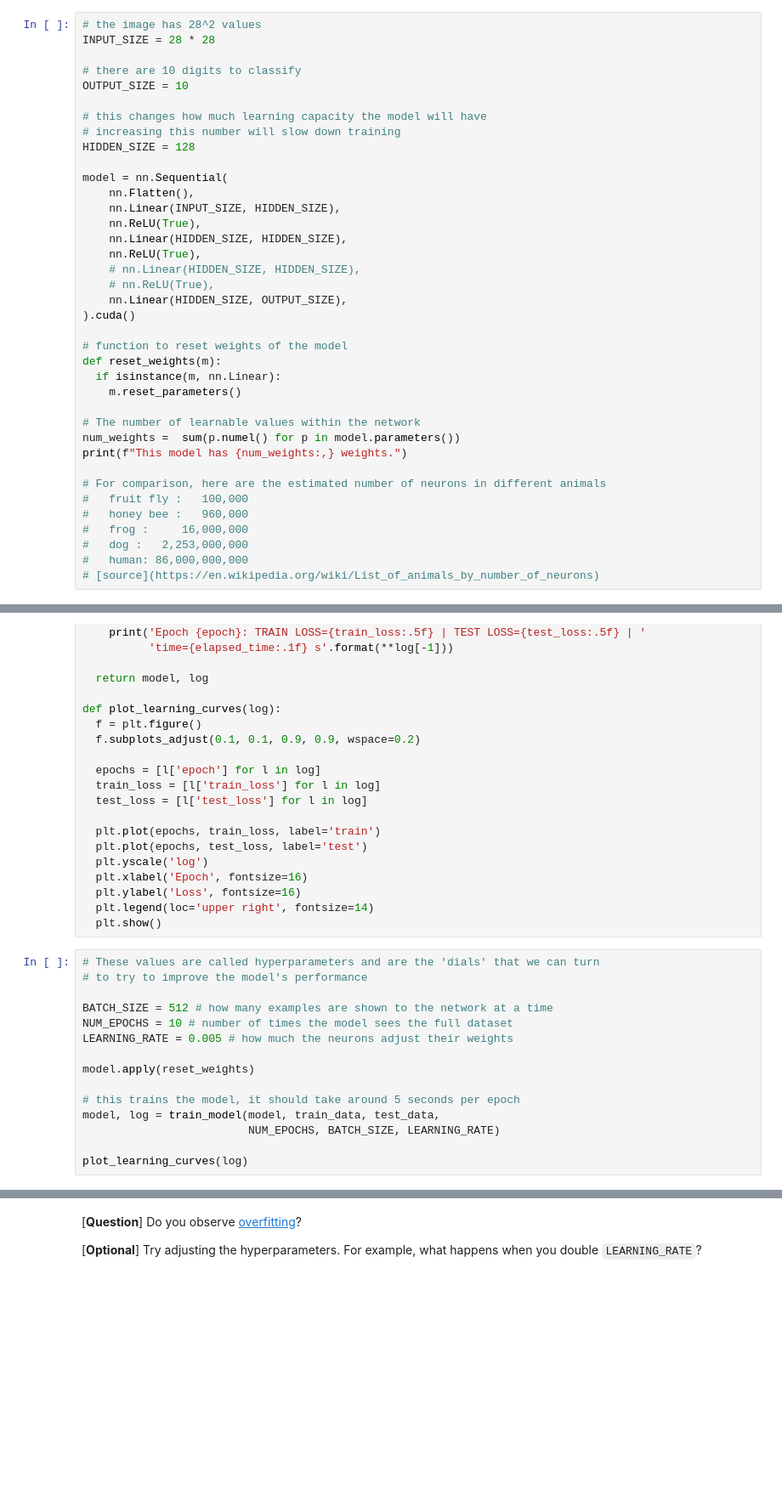
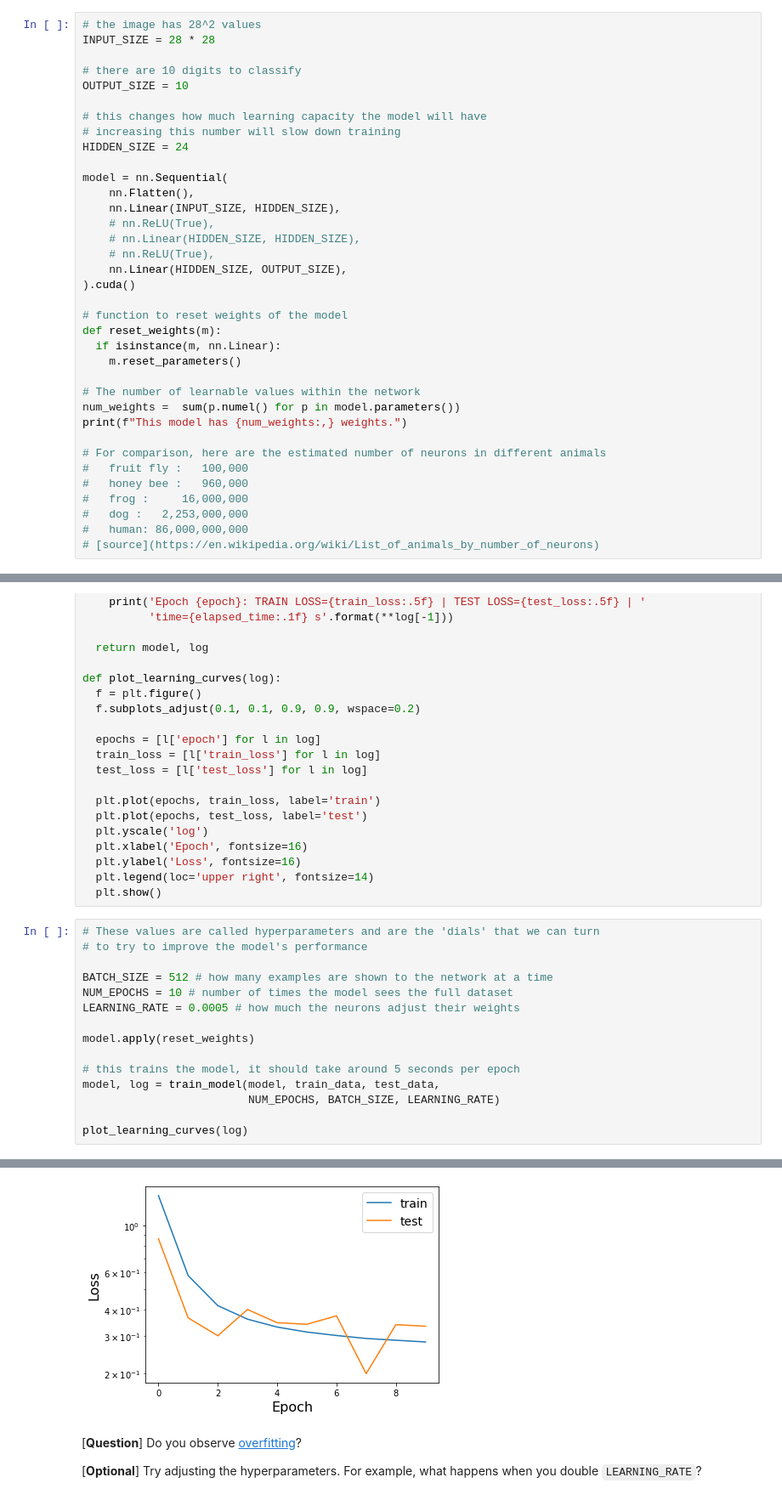
Before and after one commit to rsfwalters/NEU-OB-MLP, a Jupyter notebook: Digit_Classification_with_MNIST.ipynb, the cells around one changed output, grey strips where cells are left out. Shown at 85% size. Saved outputs shown, nothing was run; the diff lists cells and outputs as text; blank space fills up the shorter version.

```diff
--- a/Digit_Classification_with_MNIST.ipynb
+++ b/Digit_Classification_with_MNIST.ipynb
@@ -82,14 +87,12 @@ OUTPUT_SIZE = 10
 
 # this changes how much learning capacity the model will have
 # increasing this number will slow down training
-HIDDEN_SIZE = 128
+HIDDEN_SIZE = 24
 
 model = nn.Sequential(
     nn.Flatten(),
     nn.Linear(INPUT_SIZE, HIDDEN_SIZE),
-    nn.ReLU(True),
-    nn.Linear(HIDDEN_SIZE, HIDDEN_SIZE),
-    nn.ReLU(True),
+    # nn.ReLU(True),
     # nn.Linear(HIDDEN_SIZE, HIDDEN_SIZE),
     # nn.ReLU(True),
     nn.Linear(HIDDEN_SIZE, OUTPUT_SIZE),
@@ -183,7 +186,7 @@ def plot_learning_curves(log):
 
 BATCH_SIZE = 512 # how many examples are shown to the network at a time
 NUM_EPOCHS = 10 # number of times the model sees the full dataset
-LEARNING_RATE = 0.005 # how much the neurons adjust their weights
+LEARNING_RATE = 0.0005 # how much the neurons adjust their weights
 
 model.apply(reset_weights)
 
@@ -192,3 +195,4 @@ model, log = train_model(model, train_data, test_data,
                          NUM_EPOCHS, BATCH_SIZE, LEARNING_RATE)
 
 plot_learning_curves(log)
+# %% [output]
@@ -195,3 +209,4 @@ plot_learning_curves(log)
+[figure, added]
 # %% [markdown]
 [__Question__] Do you observe [overfitting](https://www.ibm.com/cloud/learn/overfitting)?
 
```
Also changed, not shown: parts of 6 cells of this notebook.
